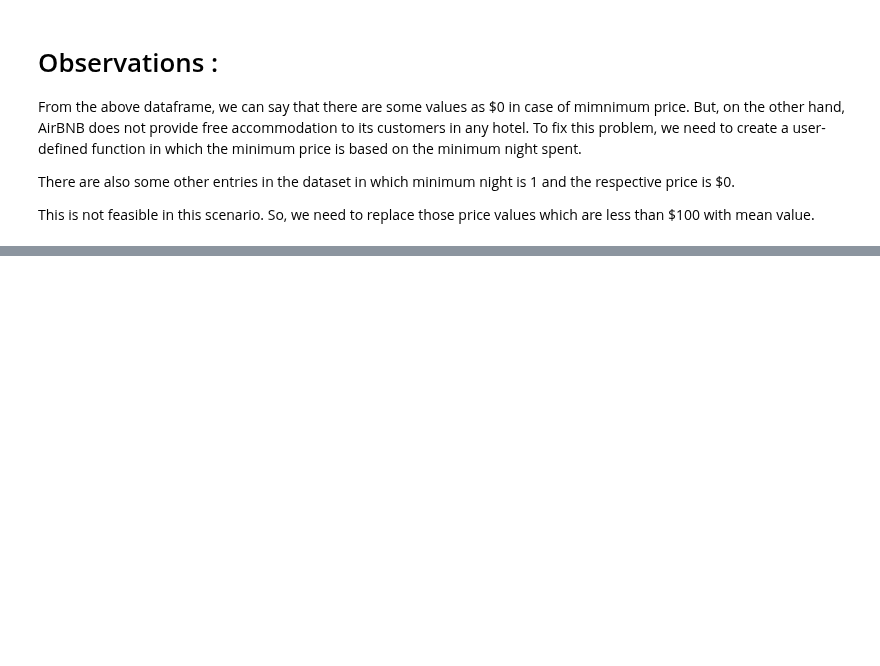
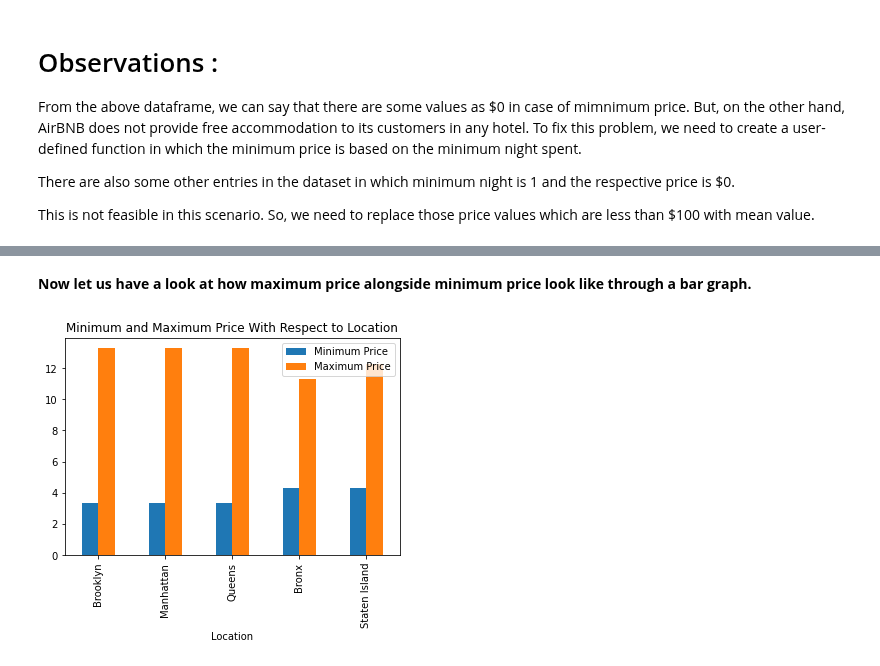
Before and after one commit to saptaksubhra/Airbnb-Bookings-Analysis, a Jupyter notebook: Airbnb_Bookings_Analysis_Capstone_Project.ipynb, the cells around one changed output, grey strips where cells are left out. Cells and saved outputs as stored; diff of their text form; code cells hidden in the pictures; blank space fills up the shorter version.

```diff
--- a/Airbnb_Bookings_Analysis_Capstone_Project.ipynb
+++ b/Airbnb_Bookings_Analysis_Capstone_Project.ipynb
@@ -418,0 +529,4 @@ This is not feasible in this scenario. So, we need to replace those price values
+# %%
+# Merging dataframes of minimum and maximum price with respect to location
+
+df_merge_price = pd.merge(df_min_price, df_max_price, on = 'Location')
@@ -418,0 +542,4 @@ This is not feasible in this scenario. So, we need to replace those price values
+# %%
+# Make a copy of merge price dataframe
+
+df_merge_price_copy = df_merge_price.copy()
@@ -418,0 +555,14 @@ This is not feasible in this scenario. So, we need to replace those price values
+# %%
+# Create a custom function for log transformation of minimum and maximum price
+
+def log_val(val):
+  ''' This function takes a price as an input and provides it's log value.'''
+
+  new_min_price = np.log2(val)
+  return new_min_price
+# %%
+# Implement above custom function on merge price dataframe
+
+df_merge_price_copy['Minimum Price'] = df_merge_price_copy.apply(lambda x : log_val(x['Minimum Price']), axis = 1)
+
+df_merge_price_copy['Maximum Price'] = df_merge_price_copy.apply(lambda x : log_val(x['Maximum Price']), axis = 1)
@@ -418,0 +578,11 @@ This is not feasible in this scenario. So, we need to replace those price values
+# %% [markdown]
+**Now let us have a look at how maximum price alongside minimum price look like through a bar graph.**
+# %%
+# Visulaization of maximum price and minimum price ( with respect to location) through bar graph
+
+df_merge_price_copy.plot( x = 'Location', y = ['Minimum Price', 'Maximum Price'], kind = 'bar')
+plt.legend(labels = ['Minimum Price', 'Maximum Price'])
+plt.title('Minimum and Maximum Price With Respect to Location')
+plt.show()
+# %% [output]
+[figure, added]
```
Also changed, not shown: parts of 22 cells of this notebook.
